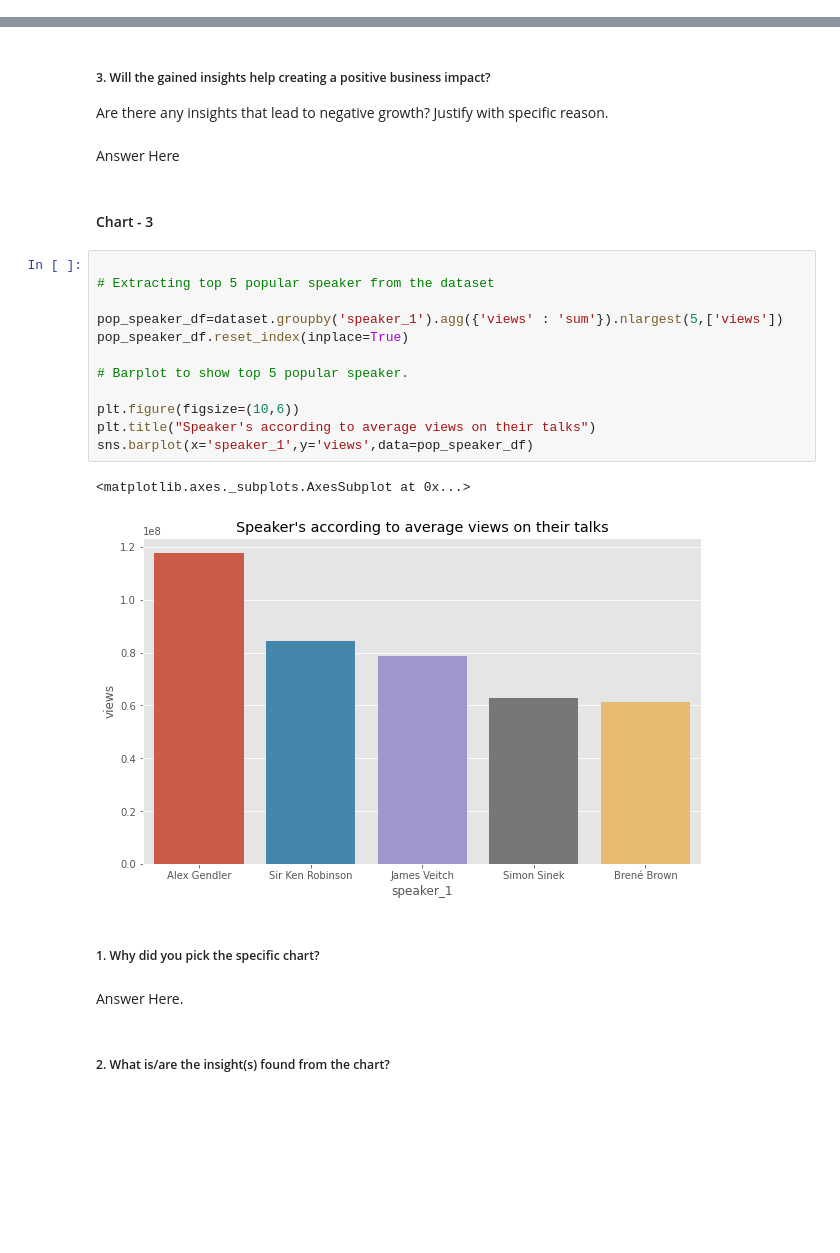
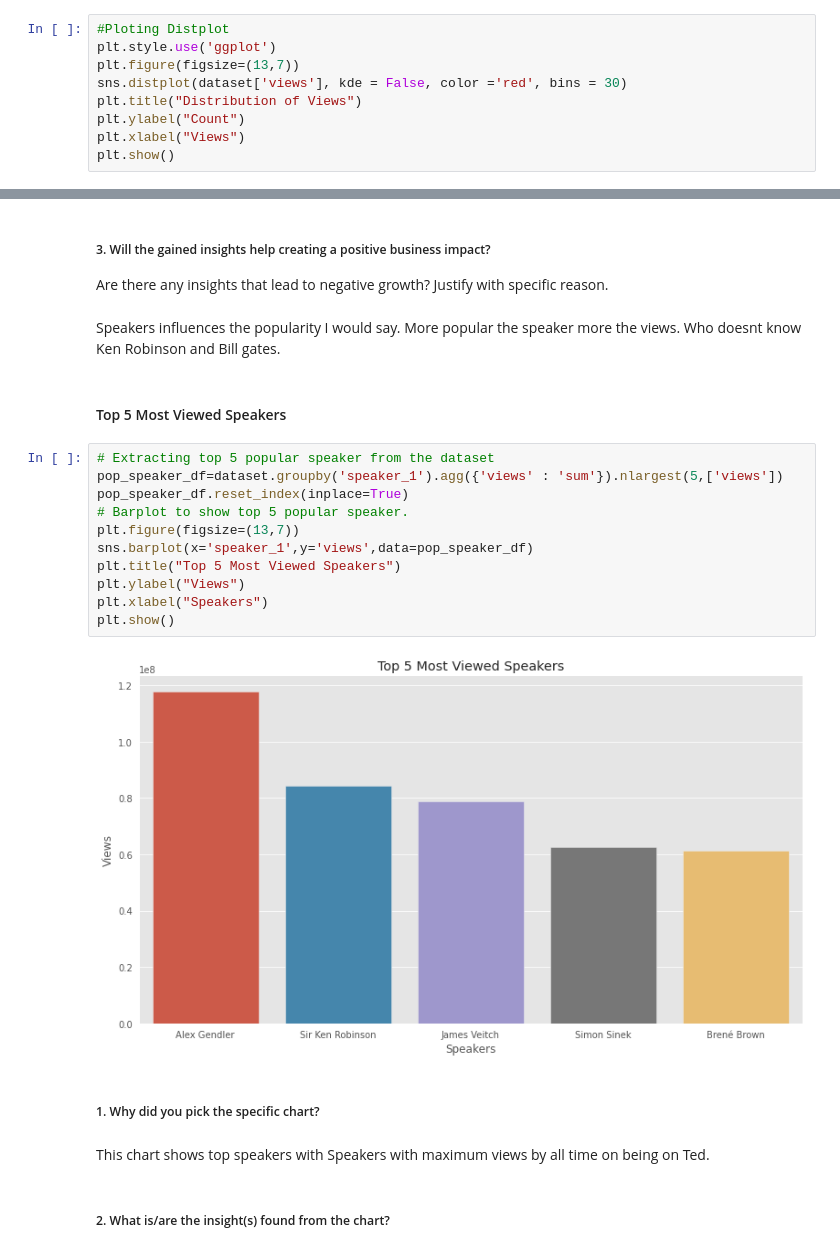
Before and after one commit to aaravpanchal/Ted-Talk-Views-Prediction-, a Jupyter notebook: Ted_Talk_Views_Prediction.ipynb, the cells around one changed output, grey strips where cells are left out. Cells and saved outputs as stored; diff of their text form; blank space fills up the shorter version.

```diff
--- a/Ted_Talk_Views_Prediction.ipynb
+++ b/Ted_Talk_Views_Prediction.ipynb
@@ -316,0 +295,9 @@ sns.barplot(x='speaker_1',y='views',data=pop_df)
+# %%
+#Ploting Distplot
+plt.style.use('ggplot')
+plt.figure(figsize=(13,7))
+sns.distplot(dataset['views'], kde = False, color ='red', bins = 30)
+plt.title("Distribution of Views")
+plt.ylabel("Count")
+plt.xlabel("Views")
+plt.show()
@@ -355,28 +342,26 @@ Answer Here
 # %% [markdown]
 ##### 3. Will the gained insights help creating a positive business impact?
 Are there any insights that lead to negative growth? Justify with specific reason.
-# %% [markdown]
-Answer Here
-# %% [markdown]
-#### Chart - 3
+# %% [markdown]
+Speakers influences the popularity I would say. More popular the speaker more the views. Who doesnt know Ken Robinson and Bill gates.
+# %% [markdown]
+#### Top 5 Most Viewed Speakers
 # %%
-
 # Extracting top 5 popular speaker from the dataset
-
 pop_speaker_df=dataset.groupby('speaker_1').agg({'views' : 'sum'}).nlargest(5,['views'])
 pop_speaker_df.reset_index(inplace=True)
-
 # Barplot to show top 5 popular speaker.
-
-plt.figure(figsize=(10,6))
-plt.title("Speaker's according to average views on their talks")
+plt.figure(figsize=(13,7))
 sns.barplot(x='speaker_1',y='views',data=pop_speaker_df)
+plt.title("Top 5 Most Viewed Speakers")
+plt.ylabel("Views")
+plt.xlabel("Speakers")
+plt.show()
 # %% [output]
-<matplotlib.axes._subplots.AxesSubplot at 0x...>
-[figure, old version]
+[figure, new version]
 # %% [markdown]
 ##### 1. Why did you pick the specific chart?
-# %% [markdown]
-Answer Here.
+# %% [markdown]
+This chart shows top speakers with Speakers with maximum views by all time on being on Ted.
 # %% [markdown]
 ##### 2. What is/are the insight(s) found from the chart?
```
Also changed, not shown: parts of 226 cells of this notebook.
